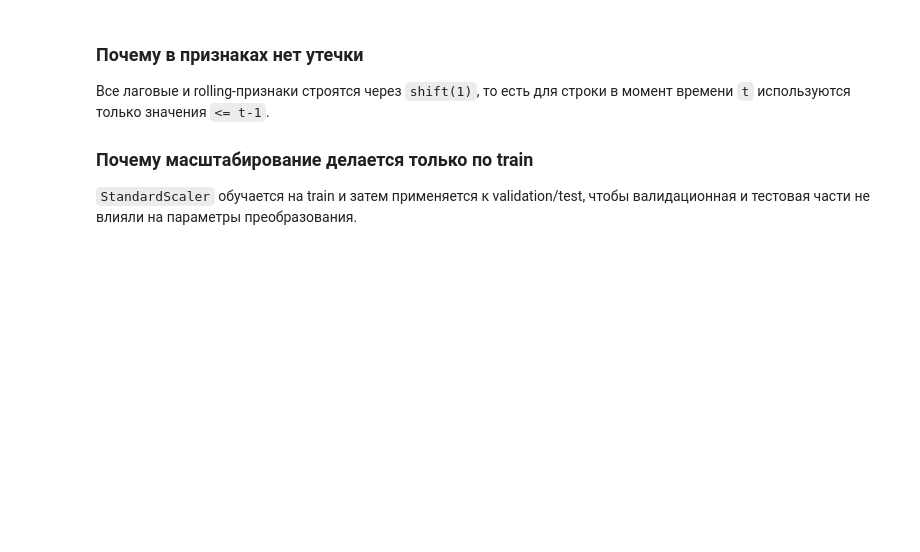
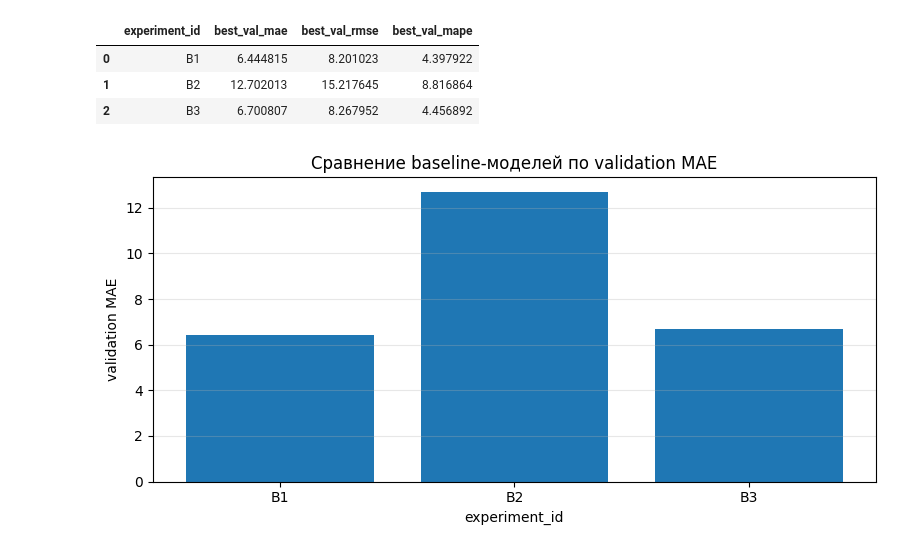
Before and after one commit to Skillet323/AI-course-mirea, a Jupyter notebook: homeworks/HW12/HW12.ipynb, the cells around one changed output. Drawn from its saved outputs; the diff is of its cells as text; code cells hidden in the pictures; blank space fills up the shorter version.

```diff
--- a/homeworks/HW12/HW12.ipynb
+++ b/homeworks/HW12/HW12.ipynb
@@ -148,13 +160,9 @@ def to_jsonable(obj):
 # %%
-# B1: naive-last
 df_b1 = df.copy()
 df_b1["pred"] = df_b1["target"].shift(1)
 
 b1_val_mask = (df_b1["date"] > train_end_date) & (df_b1["date"] <= val_end_date)
-b1_test_mask = df_b1["date"] > val_end_date
-
 b1_val = evaluate(df_b1.loc[b1_val_mask, "target"], df_b1.loc[b1_val_mask, "pred"])
-b1_test = evaluate(df_b1.loc[b1_test_mask, "target"], df_b1.loc[b1_test_mask, "pred"])
 
 b1_row = {
     "experiment_id": "B1",
@@ -173,21 +181,15 @@ b1_row = {
     "best_val_mae": b1_val["mae"],
     "best_val_rmse": b1_val["rmse"],
     "best_val_mape": b1_val["mape"],
-    "test_mae": b1_test["mae"],
-    "test_rmse": b1_test["rmse"],
-    "test_mape": b1_test["mape"],
     "notes": "Baseline: prediction equals previous observed value.",
 }
-
-b1_row
 # %%
-# B2: moving average
 ma_window = 7
 df_b2 = df.copy()
 df_b2["pred"] = df_b2["target"].rolling(window=ma_window, min_periods=ma_window).mean().shift(1)
 
-b2_val = evaluate(df_b2.loc[b1_val_mask, "target"], df_b2.loc[b1_val_mask, "pred"])
-b2_test = evaluate(df_b2.loc[b1_test_mask, "target"], df_b2.loc[b1_test_mask, "pred"])
+b2_val_mask = (df_b2["date"] > train_end_date) & (df_b2["date"] <= val_end_date)
+b2_val = evaluate(df_b2.loc[b2_val_mask, "target"], df_b2.loc[b2_val_mask, "pred"])
 
 b2_row = {
     "experiment_id": "B2",
@@ -206,13 +208,8 @@ b2_row = {
     "best_val_mae": b2_val["mae"],
     "best_val_rmse": b2_val["rmse"],
     "best_val_mape": b2_val["mape"],
-    "test_mae": b2_test["mae"],
-    "test_rmse": b2_test["rmse"],
-    "test_mape": b2_test["mape"],
     "notes": "Baseline: rolling average over past observations only.",
 }
-
-b2_row
 # %%
 def add_time_features(frame):
     out = frame.copy()
@@ -266,12 +263,8 @@ ridge_pipe = Pipeline([
 ])
 
 ridge_pipe.fit(X_train, y_train)
-
 pred_val_b3 = ridge_pipe.predict(X_val)
-pred_test_b3 = ridge_pipe.predict(X_test)
-
 b3_val = evaluate(y_val, pred_val_b3)
-b3_test = evaluate(y_test, pred_test_b3)
 
 b3_row = {
     "experiment_id": "B3",
@@ -290,33 +283,27 @@ b3_row = {
     "best_val_mae": b3_val["mae"],
     "best_val_rmse": b3_val["rmse"],
     "best_val_mape": b3_val["mape"],
-    "test_mae": b3_test["mae"],
-    "test_rmse": b3_test["rmse"],
-    "test_mape": b3_test["mape"],
     "notes": "Linear baseline on lag, rolling and calendar features.",
 }
-
-b3_row
-# %% [markdown]
-### Почему в признаках нет утечки
-Все лаговые и rolling-признаки строятся через `shift(1)`, то есть для строки в момент времени `t` используются только значения `<= t-1`.
-
-### Почему масштабирование делается только по train
-`StandardScaler` обучается на train и затем применяется к validation/test, чтобы валидационная и тестовая части не влияли на параметры преобразования.
 # %%
-# Сравнение baseline-моделей по validation
 runs_baseline = pd.DataFrame([b1_row, b2_row, b3_row])
-display(runs_baseline[["experiment_id", "best_val_mae", "best_val_rmse", "best_val_mape", "test_mae", "test_rmse", "test_mape"]])
+display(runs_baseline[["experiment_id", "best_val_mae", "best_val_rmse", "best_val_mape"]])
 
 fig, ax = plt.subplots(figsize=(8, 4))
 ax.bar(runs_baseline["experiment_id"], runs_baseline["best_val_mae"])
 ax.set_title("Сравнение baseline-моделей по validation MAE")
 ax.set_xlabel("experiment_id")
 ax.set_ylabel("validation MAE")
 ax.grid(True, axis="y", alpha=0.3)
 fig.tight_layout()
 fig.savefig(FIGURES_DIR / "baselines_compare.png", dpi=160, bbox_inches="tight")
 plt.show()
+# %% [output]
+|  | experiment_id | best_val_mae | best_val_rmse | best_val_mape |
+| 0 | B1 | 6.444815 | 8.201023 | 4.397922 |
+| 1 | B2 | 12.702013 | 15.217645 | 8.816864 |
+| 2 | B3 | 6.700807 | 8.267952 | 4.456892 |
+[figure, added]
 # %%
 class WindowDataset(Dataset):
     def __init__(self, series, target_indices, window_size):
```
Also changed, not shown: parts of 12 cells of this notebook, 6 other files.
